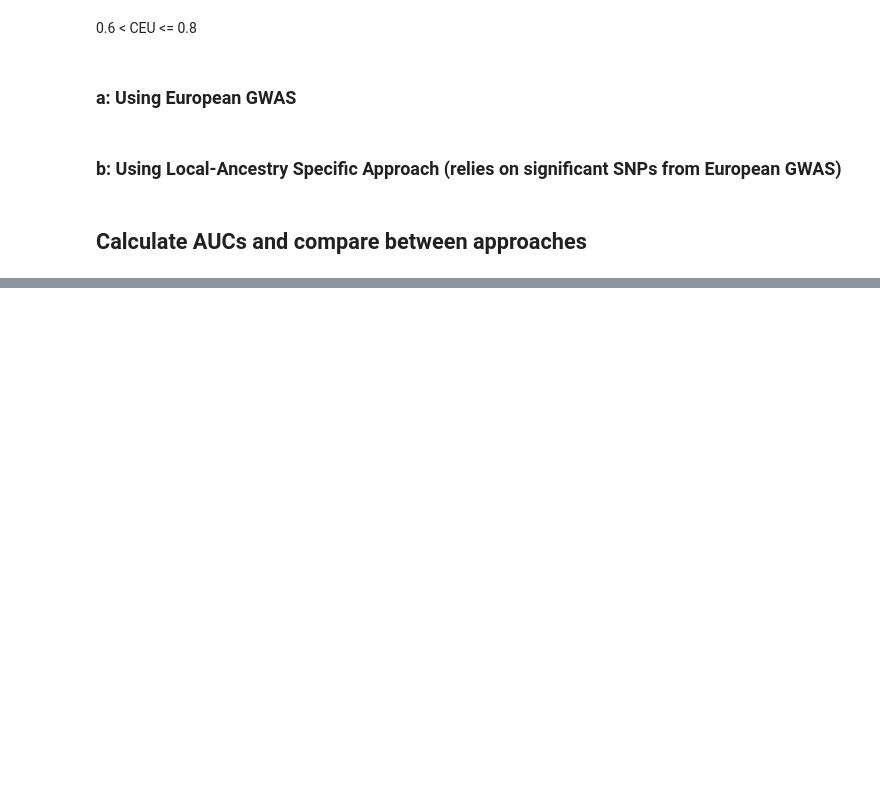
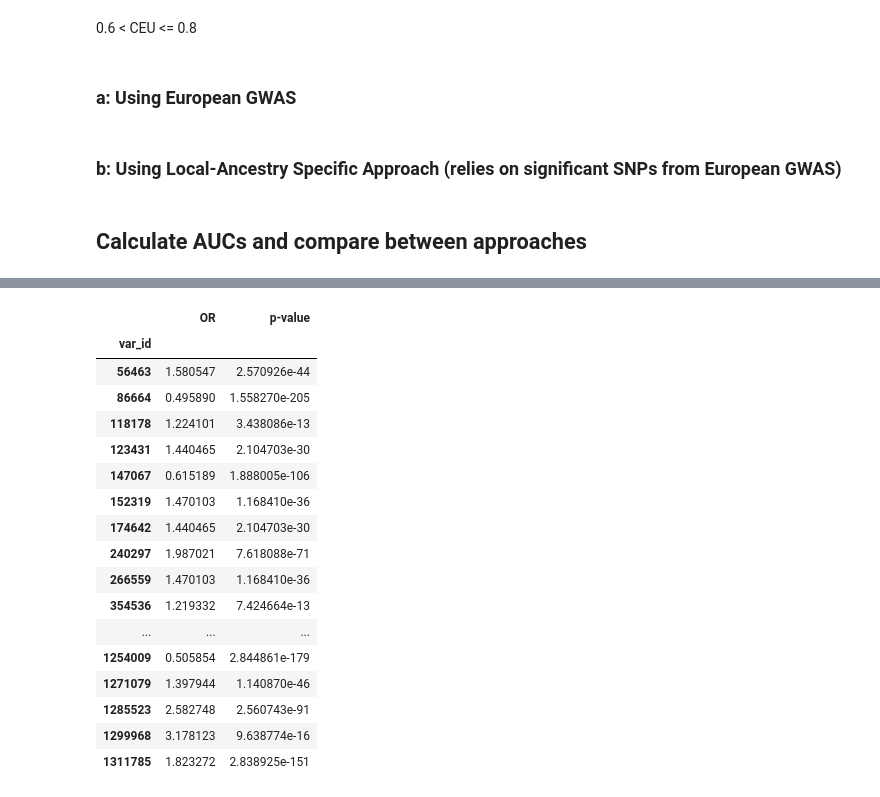
Before and after one commit to taylorcavazos/PRS_Admixture_Simulation, a Jupyter notebook: notebooks/local_ancestry_prs.ipynb, the cells around one changed output, grey strips where cells are left out. Drawn from its saved outputs; the diff is of its cells as text; code cells hidden in the pictures; blank space fills up the shorter version.

```diff
--- a/notebooks/local_ancestry_prs.ipynb
+++ b/notebooks/local_ancestry_prs.ipynb
@@ -596,0 +544,22 @@ sum_stats.head(20)
+# %%
+causal_stats = sum_stats.reindex(causal_inds).dropna(how="all")
+causal_stats[causal_stats["p-value"]<5e-8]
+# %% [output]
+|  | OR | p-value |
+| var_id |  |  |
+| 56463 | 1.580547 | 2.570926e-44 |
+| 86664 | 0.495890 | 1.558270e-205 |
+| 118178 | 1.224101 | 3.438086e-13 |
+| 123431 | 1.440465 | 2.104703e-30 |
+| 147067 | 0.615189 | 1.888005e-106 |
+| 152319 | 1.470103 | 1.168410e-36 |
+| 174642 | 1.440465 | 2.104703e-30 |
+| 240297 | 1.987021 | 7.618088e-71 |
+| 266559 | 1.470103 | 1.168410e-36 |
+| 354536 | 1.219332 | 7.424664e-13 |
+| ... | ... | ... |
+| 1254009 | 0.505854 | 2.844861e-179 |
+| 1271079 | 1.397944 | 1.140870e-46 |
+| 1285523 | 2.582748 | 2.560743e-91 |
+| 1299968 | 3.178123 | 9.638774e-16 |
+| 1311785 | 1.823272 | 2.838925e-151 |
```
Also changed, not shown: parts of 37 cells of this notebook.
